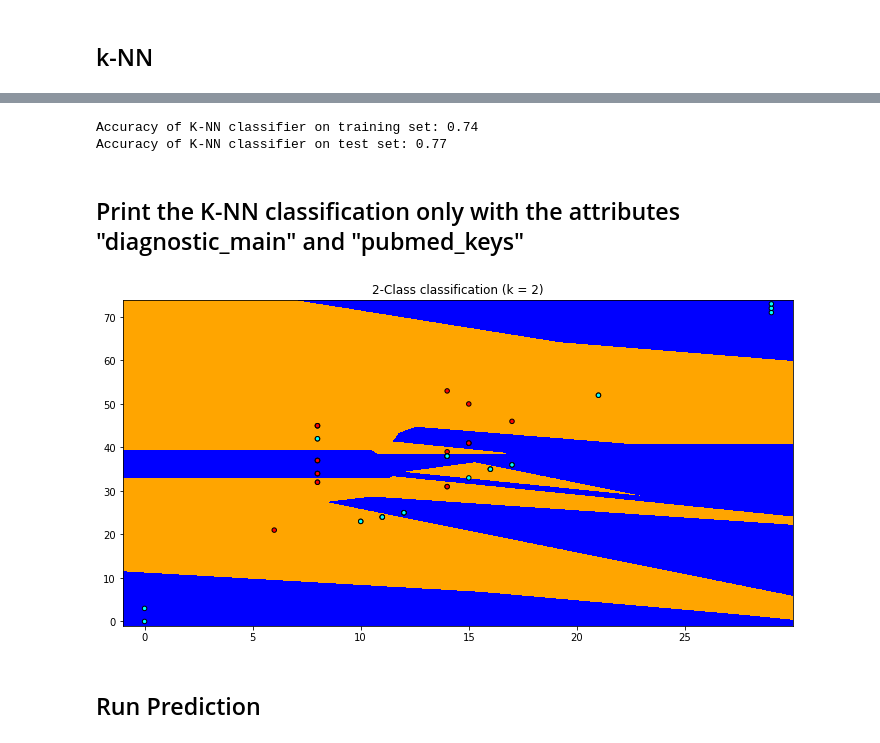
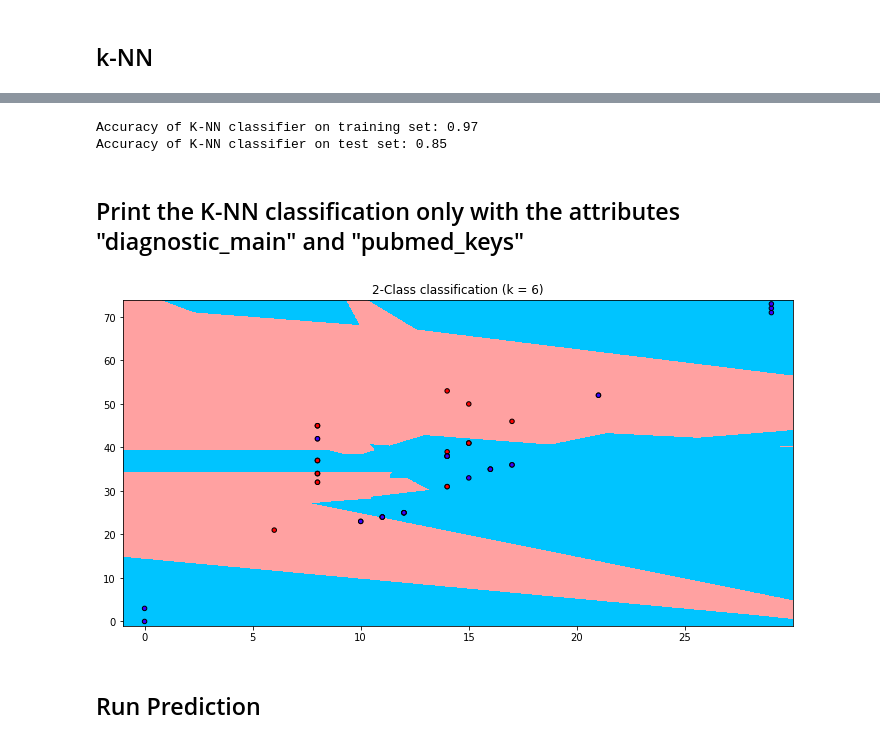
Before and after one commit to neburs/HOPE_rank_predictor, a Jupyter notebook: S2 - HOPE kNN.ipynb, the cells around one changed output, grey strips where cells are left out. Cells and saved outputs as stored; diff of their text form; code cells hidden in the pictures.

```diff
--- a/S2 - HOPE kNN.ipynb
+++ b/S2 - HOPE kNN.ipynb
@@ -241,15 +210,15 @@ error
 # %%
-n_neighbors = 2
+n_neighbors = 6
 
-knn = KNeighborsClassifier(n_neighbors)
+knn = KNeighborsClassifier(n_neighbors, weights='distance', n_jobs=4)
 knn.fit(X_train, y_train)
 print('Accuracy of K-NN classifier on training set: {:.2f}'
      .format(knn.score(X_train, y_train)))
 print('Accuracy of K-NN classifier on test set: {:.2f}'
      .format(knn.score(X_test, y_test)))
 # %% [output]
-Accuracy of K-NN classifier on training set: 0.74
-Accuracy of K-NN classifier on test set: 0.77
+Accuracy of K-NN classifier on training set: 0.97
+Accuracy of K-NN classifier on test set: 0.85
 # %% [markdown]
 ## Print the K-NN classification only with the attributes "diagnostic_main" and "pubmed_keys"
 # %%
@@ -261,37 +230,37 @@ y_plot = dfDataSetComplete['utilidad'].values
 
 h = .02  # step size in the mesh
 
 # Create color maps
-cmap_light = ListedColormap(['orange', 'blue'])
-cmap_bold = ListedColormap(['red', 'cyan'])
+cmap_light = ListedColormap(['#ffa1a1', '#00c4ff'])
+cmap_bold = ListedColormap(['#ff0000', '#3a00ff'])
 
 # we create an instance of Neighbours Classifier and fit the data.
 clf = KNeighborsClassifier(n_neighbors)
 clf.fit(X_plot, y_plot)
 
 # Plot the decision boundary. For that, we will assign a color to each
 # point in the mesh [x_min, x_max]x[y_min, y_max].
 x_min, x_max = X_plot[:, 0].min() - 1, X_plot[:, 0].max() + 1
 y_min, y_max = X_plot[:, 1].min() - 1, X_plot[:, 1].max() + 1
 xx, yy = np.meshgrid(np.arange(x_min, x_max, h),
                      np.arange(y_min, y_max, h))
 Z = clf.predict(np.c_[xx.ravel(), yy.ravel()])
 
 # Put the result into a color plot
 Z = Z.reshape(xx.shape)
 plt.figure(figsize=(12, 6))
 plt.pcolormesh(xx, yy, Z, cmap=cmap_light)
 
 # Plot also the training points
 plt.scatter(X_plot[:, 0], X_plot[:, 1], c=y_plot, cmap=cmap_bold,
             edgecolor='k', s=20)
 plt.xlim(xx.min(), xx.max())
 plt.ylim(yy.min(), yy.max())
-plt.title("2-Class classification (k = 2)")
+plt.title("2-Class classification (k = 6)")
 
 plt.show()
 # %% [output]
-[figure, old version]
+[figure, new version]
 # %% [markdown]
 ## Run Prediction
 # %%
```
Also changed, not shown: parts of 9 cells of this notebook, 3 other files.
